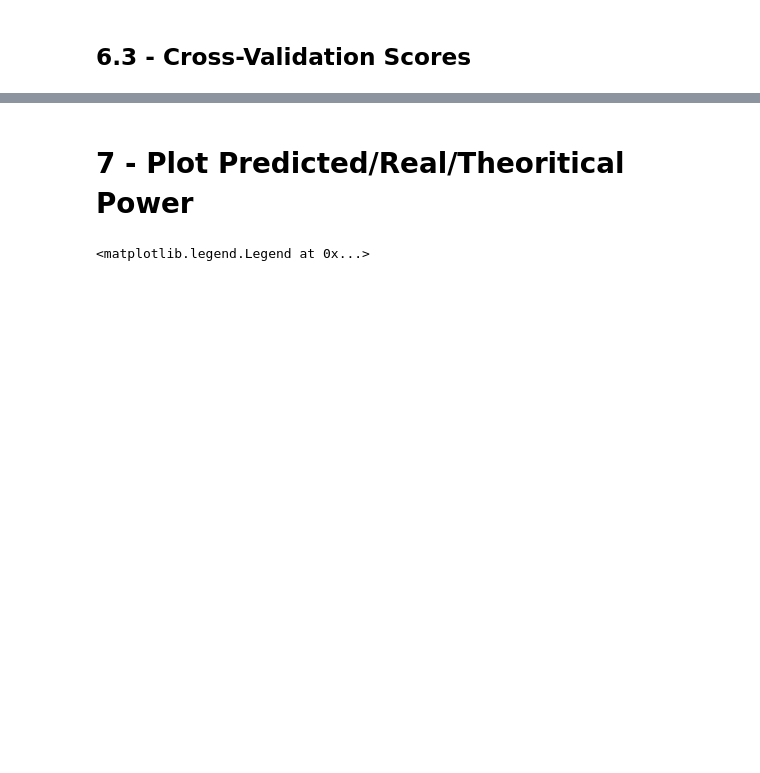
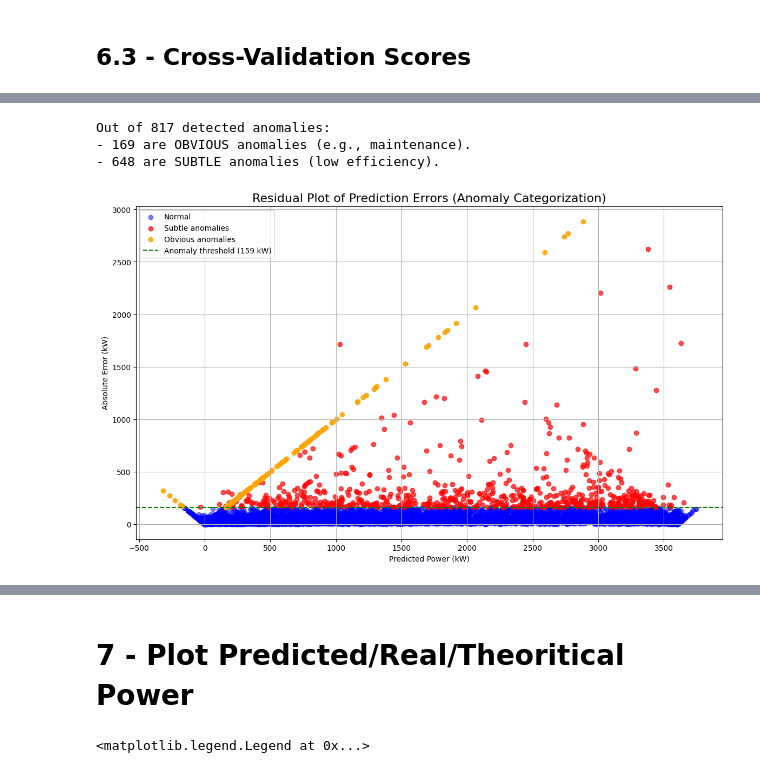
Before and after one commit to CheemsPOG/SCADA, a Jupyter notebook: Wind Turbine Fault Detection using SCADA Sensor Data.ipynb, the cells around one changed output, grey strips where cells are left out. Saved outputs shown, nothing was run; the diff lists cells and outputs as text; code cells hidden in the pictures; blank space fills up the shorter version.

```diff
--- a/Wind Turbine Fault Detection using SCADA Sensor Data.ipynb
+++ b/Wind Turbine Fault Detection using SCADA Sensor Data.ipynb
@@ -1070,3 +1052,59 @@ plt.show()
+# %%
+anomaly_indices = anomalies.index
+
+# 1. Create a new column 'is_anomaly' and set all values to normal (0)
+data_new['is_anomaly'] = 0
+
+# 2. Based on 'anomaly_indices', mark the anomalous rows with value 1
+data_new.loc[anomaly_indices, 'is_anomaly'] = 1
+# ---------------------------------------------------------------------------------
+
+# --- SPLIT ANOMALIES INTO TWO CATEGORIES ---
+# Group 1: Obvious anomalies (e.g., maintenance or shutdown)
+obvious_anomalies = anomalies[anomalies['LV ActivePower (kW)'] == 0]
+
+# Group 2: Subtle anomalies (low-efficiency or performance issues)
+subtle_anomalies = anomalies[anomalies['LV ActivePower (kW)'] > 0]
+
+print(f"Out of {len(anomalies)} detected anomalies:")
+print(f"- {len(obvious_anomalies)} are OBVIOUS anomalies (e.g., maintenance).")
+print(f"- {len(subtle_anomalies)} are SUBTLE anomalies (low efficiency).")
+
+# ---------------------------------------------------------------------------------
+# --- PLOTTING SECTION ---
+plt.figure(figsize=(14, 8))
+
+# Split the main data into normal and anomalous subsets
+normal_data = data_new[data_new['is_anomaly'] == 0]
+
+# Plot normal points (blue)
+plt.scatter(normal_data['Predictions'], normal_data['error'],
+            color='blue', alpha=0.5, label='Normal')
+
+# Plot subtle anomalies (red)
+plt.scatter(subtle_anomalies['Predictions'], subtle_anomalies['error'],
+            color='red', alpha=0.7, label='Subtle anomalies')
+
+# Plot obvious anomalies (orange)
+plt.scatter(obvious_anomalies['Predictions'], obvious_anomalies['error'],
+            color='orange', alpha=0.9, label='Obvious anomalies')
+
+# Plot the anomaly threshold line
+plt.axhline(y=threshold, color='green', linestyle='--',
+            label=f'Anomaly threshold ({threshold:.0f} kW)')
+
+# Chart formatting
+plt.title("Residual Plot of Prediction Errors (Anomaly Categorization)", fontsize=16)
+plt.xlabel("Predicted Power (kW)")
+plt.ylabel("Absolute Error (kW)")
+plt.legend()
+plt.grid(True)
+plt.show()
+# %% [output]
+Out of 817 detected anomalies:
+- 169 are OBVIOUS anomalies (e.g., maintenance).
+- 648 are SUBTLE anomalies (low efficiency).
+[figure, added]
 # %%
 # 'anomalies' là DataFrame chứa 800 điểm bất thường của bạn
 
```
Also changed, not shown: parts of 15 cells of this notebook, 1 other file.
